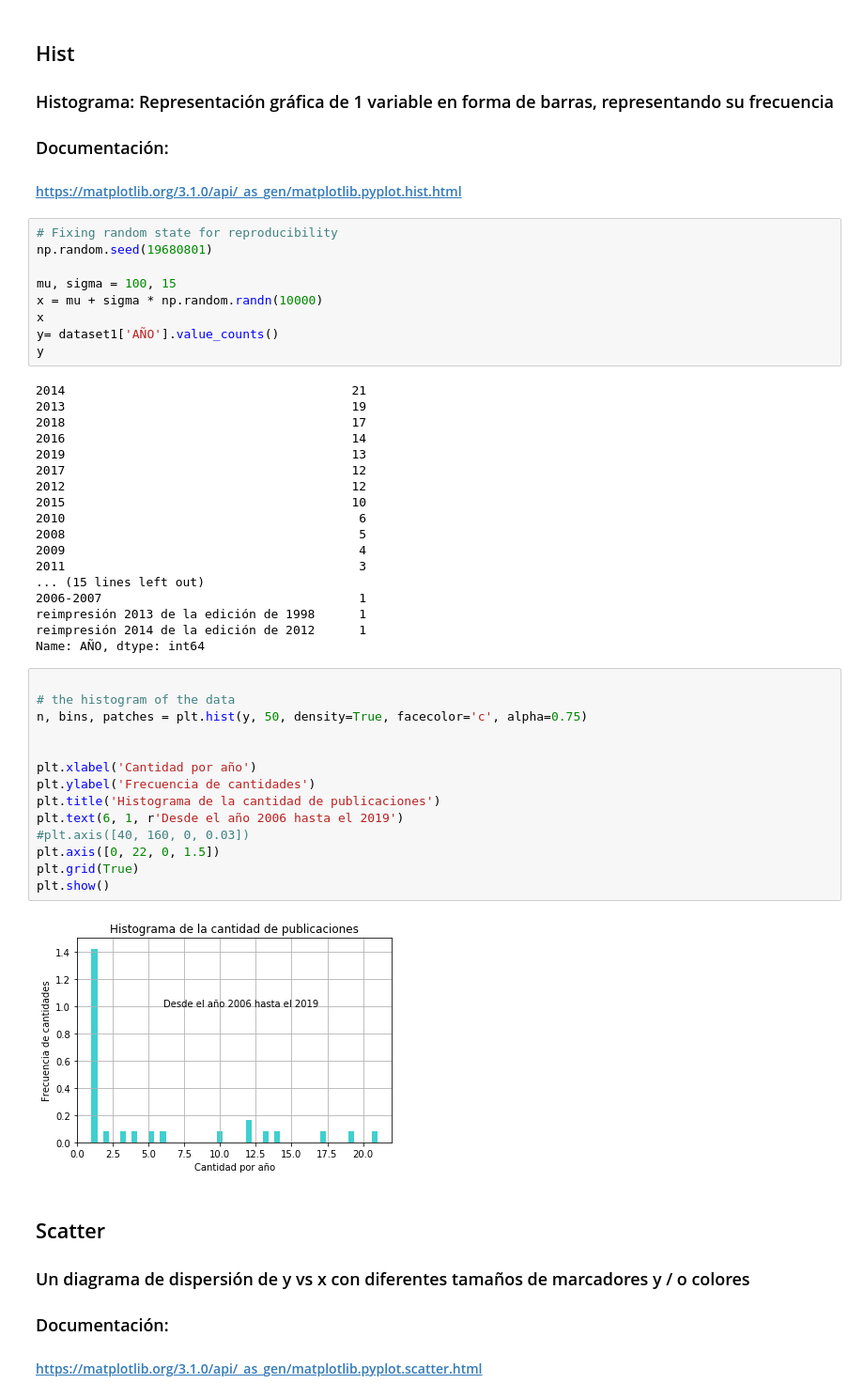
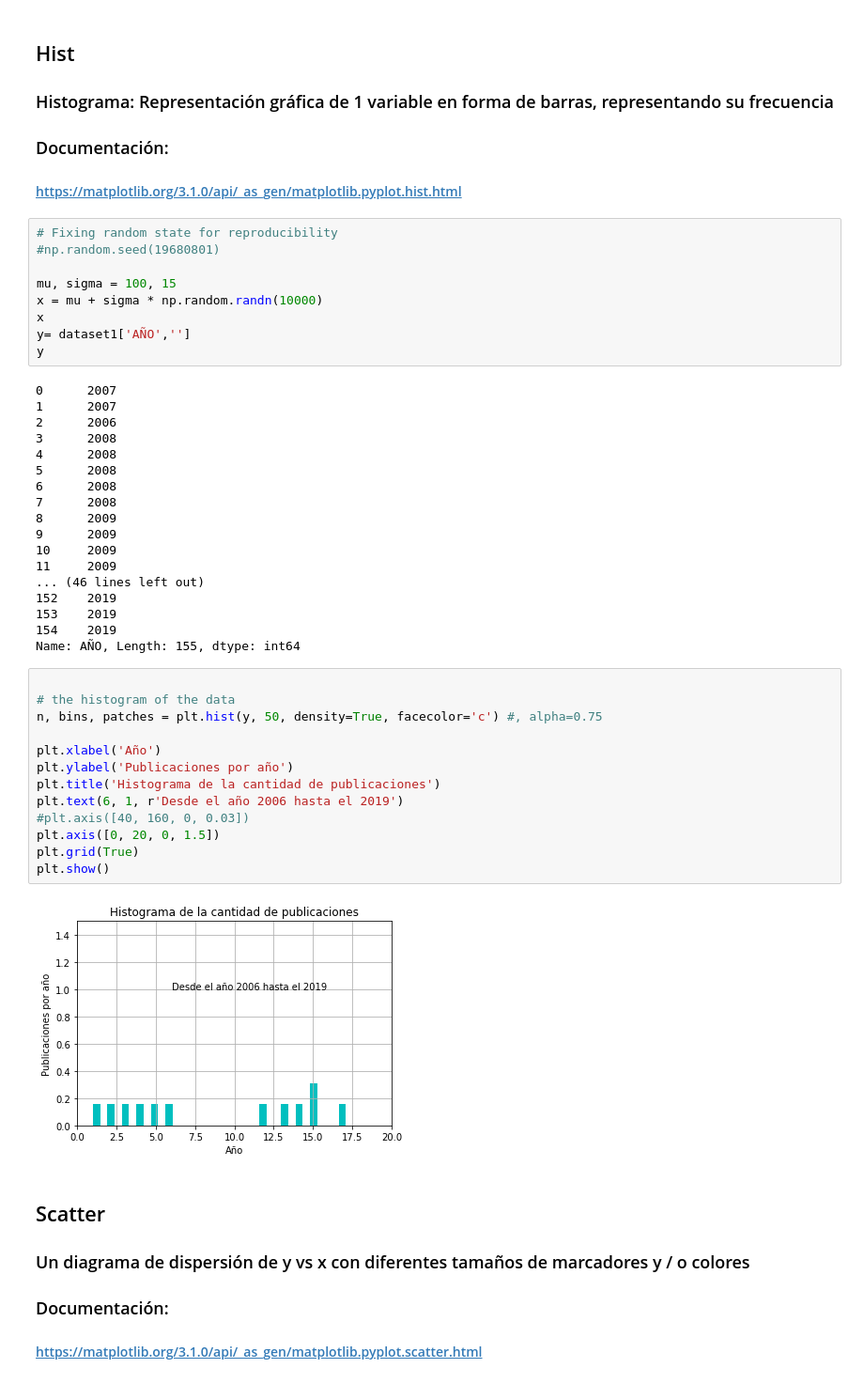
Before and after one commit to MauricioAcosta/CienciasDeDatos, a Jupyter notebook: Taller_MatplotLib/main.ipynb, the cells around one changed output. Shown at 94% size. Drawn from its saved outputs; the diff is of its cells as text.

Commit message:
Error en scatter, en hist y en table

```diff
--- a/Taller_MatplotLib/main.ipynb
+++ b/Taller_MatplotLib/main.ipynb
@@ -105,47 +105,46 @@ plt.show()
 #### https://matplotlib.org/3.1.0/api/_as_gen/matplotlib.pyplot.hist.html
 # %%
 # Fixing random state for reproducibility
-np.random.seed(19680801)
+#np.random.seed(19680801)
 
 mu, sigma = 100, 15
 x = mu + sigma * np.random.randn(10000)
 x
-y= dataset1['AÑO'].value_counts()
+y= dataset1['AÑO','']
 y
 # %% [output]
-2014                                       21
-2013                                       19
-2018                                       17
-2016                                       14
-2019                                       13
-2017                                       12
-2012                                       12
-2015                                       10
-2010                                        6
-2008                                        5
-2009                                        4
-2011                                        3
-... (15 lines left out)
-2006-2007                                   1
-reimpresión 2013 de la edición de 1998      1
-reimpresión 2014 de la edición de 2012      1
-Name: AÑO, dtype: int64
+0      2007
+1      2007
+2      2006
+3      2008
+4      2008
+5      2008
+6      2008
+7      2008
+8      2009
+9      2009
+10     2009
+11     2009
+... (46 lines left out)
+152    2019
+153    2019
+154    2019
+Name: AÑO, Length: 155, dtype: int64
 # %%
 
 # the histogram of the data
-n, bins, patches = plt.hist(y, 50, density=True, facecolor='c', alpha=0.75)
+n, bins, patches = plt.hist(y, 50, density=True, facecolor='c') #, alpha=0.75
 
-
-plt.xlabel('Cantidad por año')
-plt.ylabel('Frecuencia de cantidades')
+plt.xlabel('Año')
+plt.ylabel('Publicaciones por año')
 plt.title('Histograma de la cantidad de publicaciones')
 plt.text(6, 1, r'Desde el año 2006 hasta el 2019')
 #plt.axis([40, 160, 0, 0.03])
-plt.axis([0, 22, 0, 1.5])
+plt.axis([0, 20, 0, 1.5])
 plt.grid(True)
 plt.show()
 # %% [output]
-[figure, old version]
+[figure, new version]
 # %% [markdown]
 ## Scatter
 ### Un diagrama de dispersión de y vs x con diferentes tamaños de marcadores y / o colores
```
Also changed, not shown: parts of 3 cells of this notebook, 1 other file.
